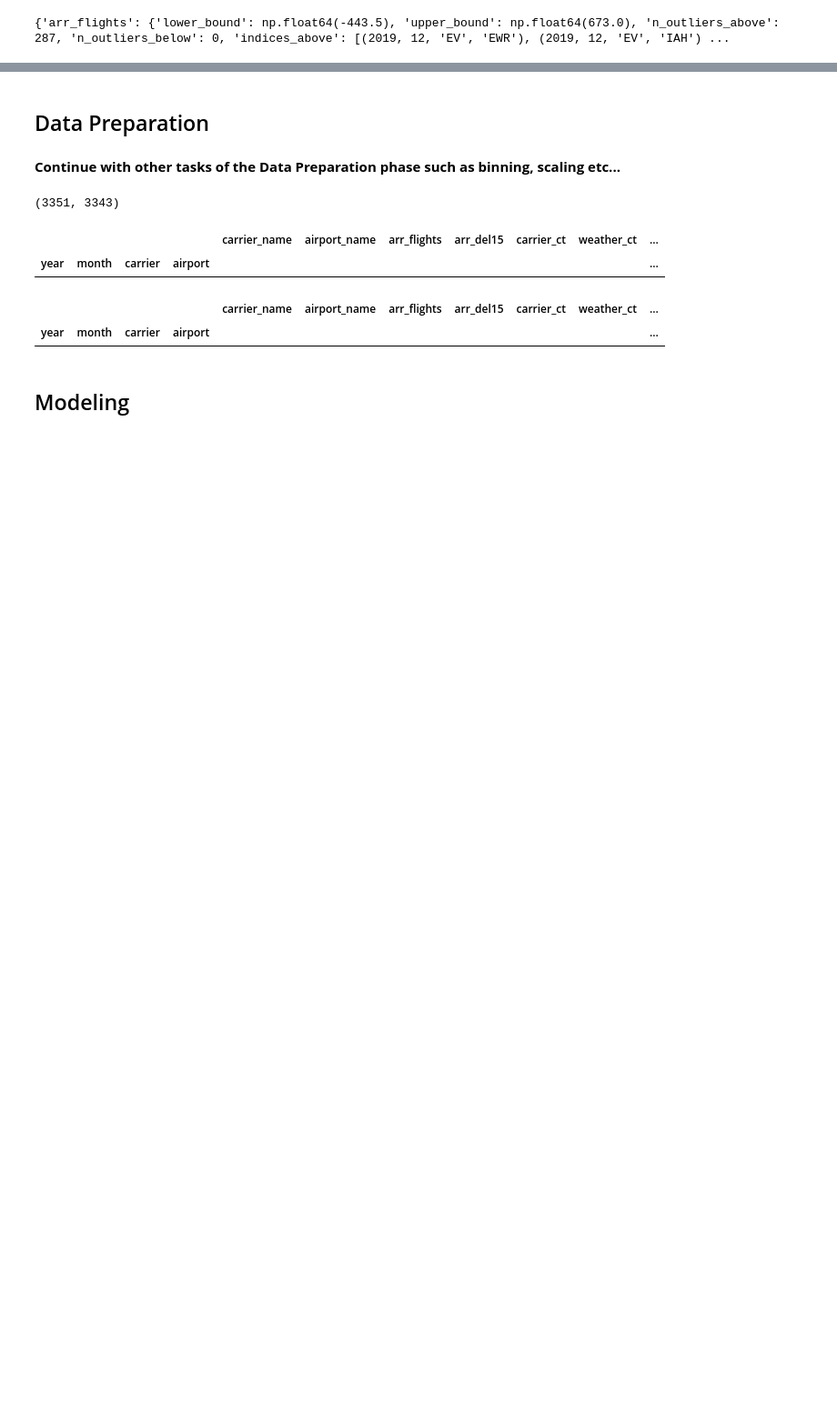
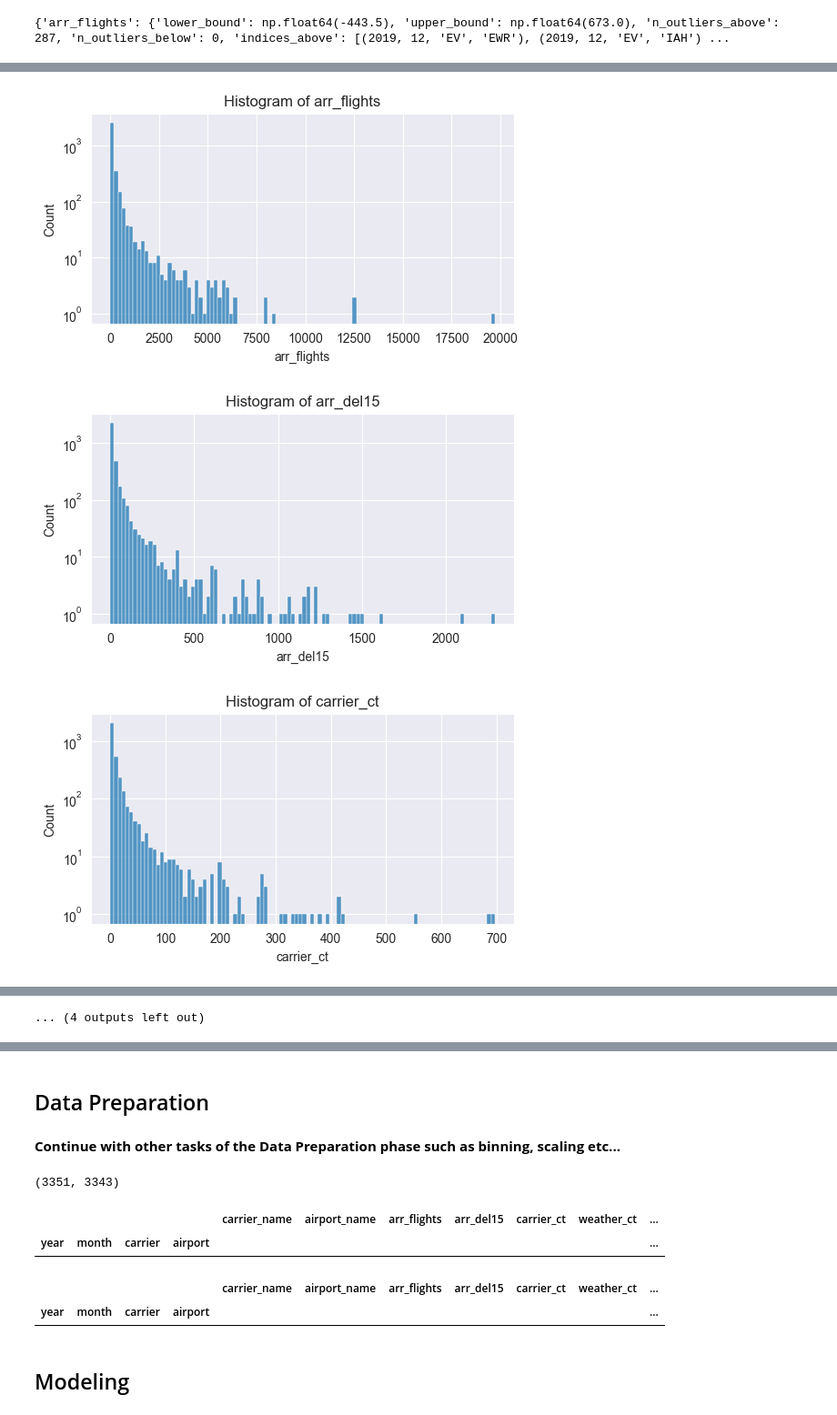
Before and after one commit to Bernhg4/businessintelligence_group043_a3, a Jupyter notebook: airline_delay_043.ipynb, the cells around one changed output, grey strips where cells are left out. Shown: that part at 91% size. Drawn from its saved outputs; the diff is of its cells as text; code cells hidden in the pictures; blank space fills up the shorter version.

```diff
--- a/airline_delay_043.ipynb
+++ b/airline_delay_043.ipynb
@@ -1481,0 +1370,71 @@ print(outliers)
+# %%
+histogram_visualization_code_writer = student_a
+
+def histogram(df: pd.DataFrame, columns: list):
+    for col in columns:
+        plt.figure(figsize=(6,3))
+        seaborn.histplot(df[col], bins=100, kde=False)
+        plt.title(f"Histogram of {col}")
+        plt.xlabel(col)
+        plt.ylabel("Count")
+        plt.yscale('log')
+        plt.show()
+
+start_time_co = now()
+histogram_chart = histogram(data, numeric_cols)
+end_time_co = now()
+
+# 1. Activty: Checking for skewness and creating the report
+co_ass_uuid_executor = "a6b7e087-2ebe-4c76-ad2d-e0d49d6930dd"
+histogram_executor = [
+    f':histogram prov:qualifiedAssociation :{co_ass_uuid_executor} .',
+    f':{co_ass_uuid_executor} prov:agent :{executed_by} .',
+    f':{co_ass_uuid_executor} rdf:type prov:Association .',
+    f':{co_ass_uuid_executor} prov:hadRole :{code_executor_role} .',
+]
+engine.insert(histogram_executor, prefixes=prefixes)
+
+co_ass_uuid_writer = "3631abe4-0d22-4f50-a3a1-57cc4ef29072"
+co_comment = """
+The dataset is visualized using histograms for numeric columns to display the distribution.
+"""
+check_outliers_activity = [
+    ':histogram rdf:type prov:Activity .',
+    ':histogram sc:isPartOf :data_understanding_phase .',
+    ':histogram rdfs:comment \'Data Understanding\' .',
+    f':histogram rdfs:comment """{co_comment}""" .',
+    f':histogram prov:startedAtTime "{start_time_co}"^^xsd:dateTime .',
+    f':histogram prov:endedAtTime "{end_time_co}"^^xsd:dateTime .',
+    f':histogram prov:qualifiedAssociation :{co_ass_uuid_writer} .',
+    f':{co_ass_uuid_writer} prov:agent :{histogram_visualization_code_writer} .',
+    f':{co_ass_uuid_writer} rdf:type prov:Association .',
+    f':{co_ass_uuid_writer} prov:hadRole :{code_writer_role} .',
+    ':histogram prov:used :data .',
+    ':histogram_report rdf:type prov:Entity .',
+    f':histogram_report rdfs:comment """{json.dumps(histogram_chart, indent=2)}""" .',
+    'histogram_report prov:wasGeneratedBy :histogram .',
+]
+engine.insert(check_outliers_activity, prefixes=prefixes)
+
+# 2. Activity: Inspecting the report and taking a decision on what to do
+ior_ass_uuid_executor = "a6d6c34f-425d-4f76-871e-c234e51caeaa"
+ior_comment = """
+The histograms show a right skewed distribution, with a concentration of low values. The outliers can be detected as well.
+"""
+inspect_histogram_executor = student_a
+inspect_histogram_activity = [
+    ':inspect_histogram rdf:type prov:Activity .',
+    ':inspect_histogram rdfs:comment \'Data Understanding\' .',
+    f':inspect_histogram rdfs:comment """{co_comment}""" .',
+    f':inspect_histogram prov:startedAtTime "{start_time_co}"^^xsd:dateTime .',
+    f':inspect_histogram prov:endedAtTime "{end_time_co}"^^xsd:dateTime .',
+    f':inspect_histogram prov:qualifiedAssociation :{ior_ass_uuid_executor} .',
+    f':{ior_ass_uuid_executor} prov:agent :{inspect_histogram_executor} .',
+    f':{ior_ass_uuid_executor} rdf:type prov:Association .',
+    f':{ior_ass_uuid_executor} prov:hadRole :{code_executor_role} .'
+]
+engine.insert(inspect_histogram_activity, prefixes=prefixes)
+# %% [output]
+[figure, added]
+[figure, added]
+[figure, added]
@@ -1481,0 +1450 @@ print(outliers)
+... (4 outputs left out)
```
Also changed, not shown: parts of 26 cells of this notebook.
